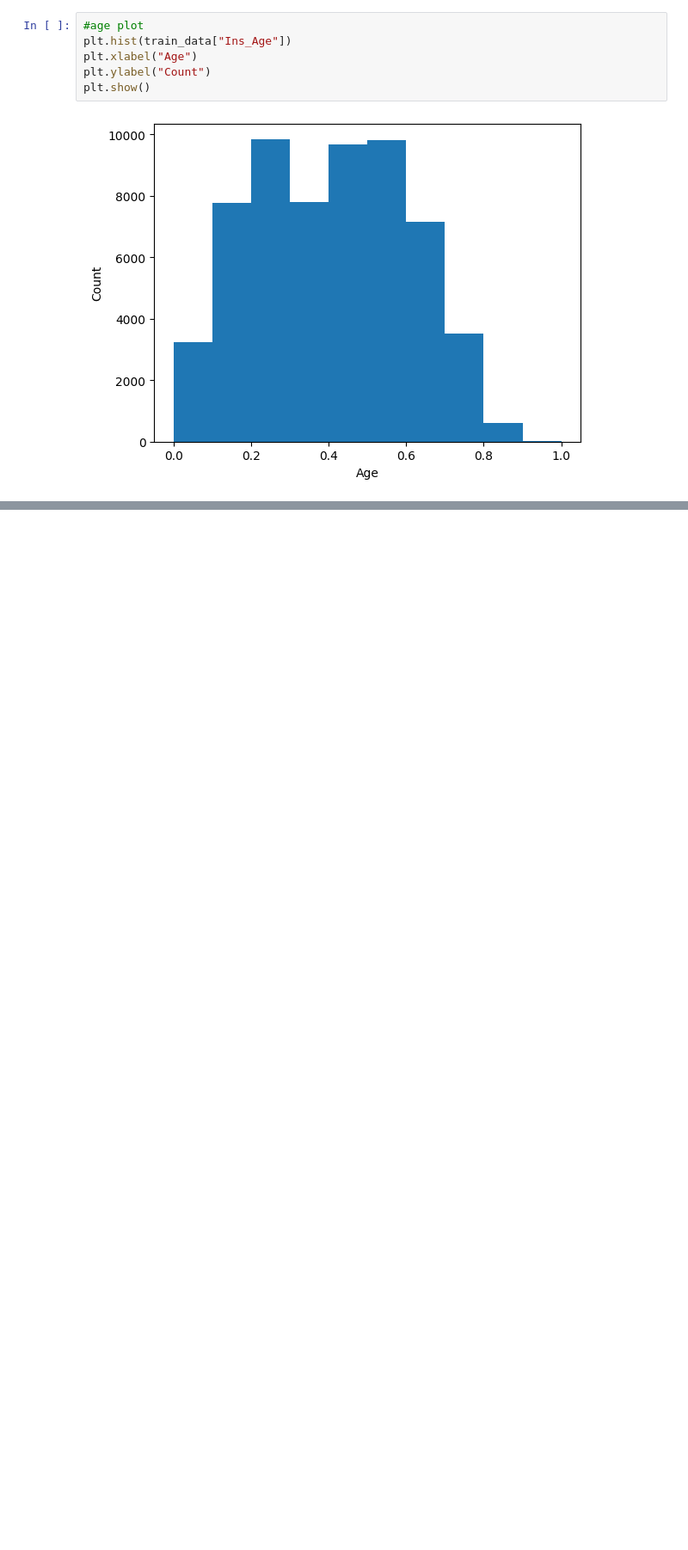
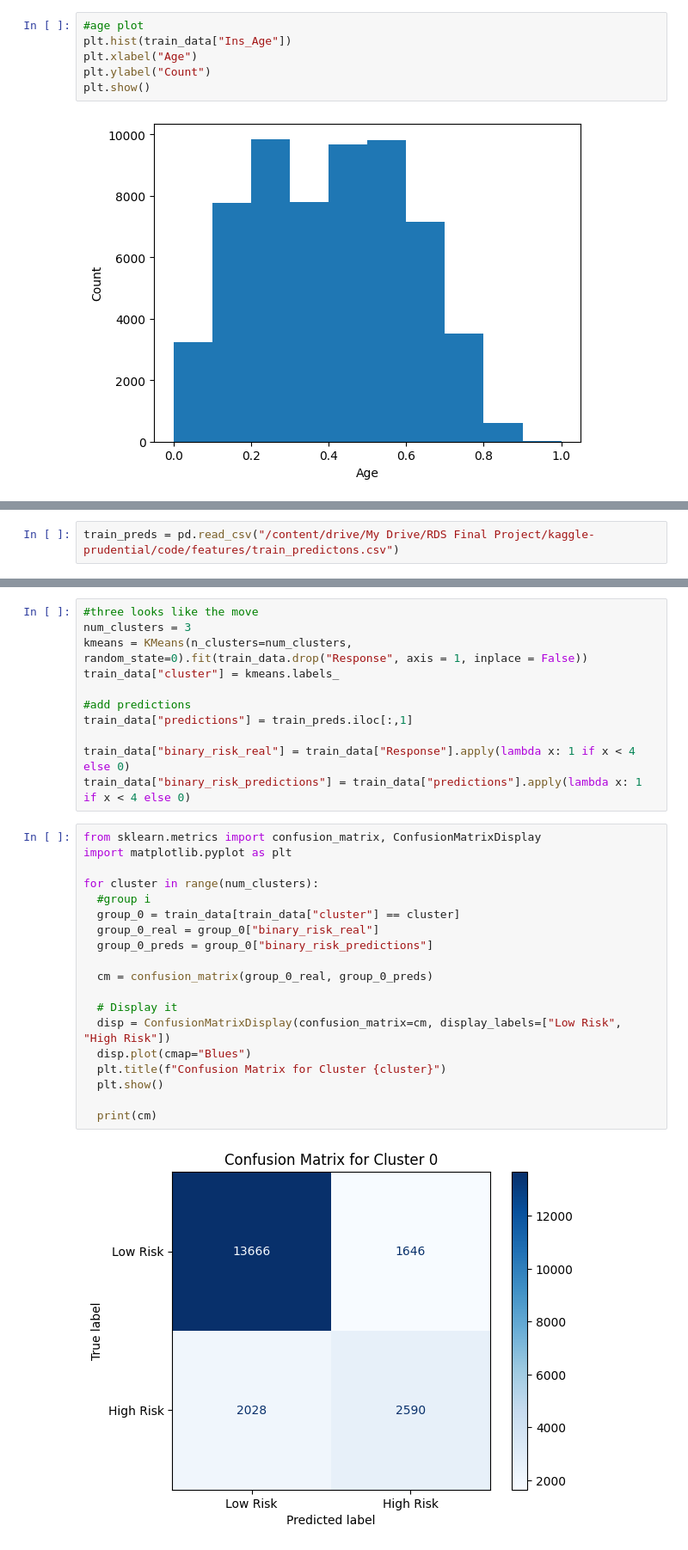
Before and after one commit to Ja-Tink/kaggle-prudential, a Jupyter notebook: code/analysis.ipynb, the cells around one changed output, grey strips where cells are left out. Shown at 86% size. Drawn from its saved outputs; the diff is of its cells as text; blank space fills up the shorter version.

```diff
--- a/code/analysis.ipynb
+++ b/code/analysis.ipynb
@@ -161,0 +179,2 @@ plt.show()
+# %%
+train_preds = pd.read_csv("/content/drive/My Drive/RDS Final Project/kaggle-prudential/code/features/train_predictons.csv")
@@ -161,0 +217,32 @@ plt.show()
+# %%
+#three looks like the move
+num_clusters = 3
+kmeans = KMeans(n_clusters=num_clusters, random_state=0).fit(train_data.drop("Response", axis = 1, inplace = False))
+train_data["cluster"] = kmeans.labels_
+
+#add predictions
+train_data["predictions"] = train_preds.iloc[:,1]
+
+train_data["binary_risk_real"] = train_data["Response"].apply(lambda x: 1 if x < 4 else 0)
+train_data["binary_risk_predictions"] = train_data["predictions"].apply(lambda x: 1 if x < 4 else 0)
+# %%
+from sklearn.metrics import confusion_matrix, ConfusionMatrixDisplay
+import matplotlib.pyplot as plt
+
+for cluster in range(num_clusters):
+  #group i
+  group_0 = train_data[train_data["cluster"] == cluster]
+  group_0_real = group_0["binary_risk_real"]
+  group_0_preds = group_0["binary_risk_predictions"]
+
+  cm = confusion_matrix(group_0_real, group_0_preds)
+
+  # Display it
+  disp = ConfusionMatrixDisplay(confusion_matrix=cm, display_labels=["Low Risk", "High Risk"])
+  disp.plot(cmap="Blues")
+  plt.title(f"Confusion Matrix for Cluster {cluster}")
+  plt.show()
+
+  print(cm)
+# %% [output]
+[figure, added]
```
Also changed, not shown: parts of 21 cells of this notebook, 3 other files.
